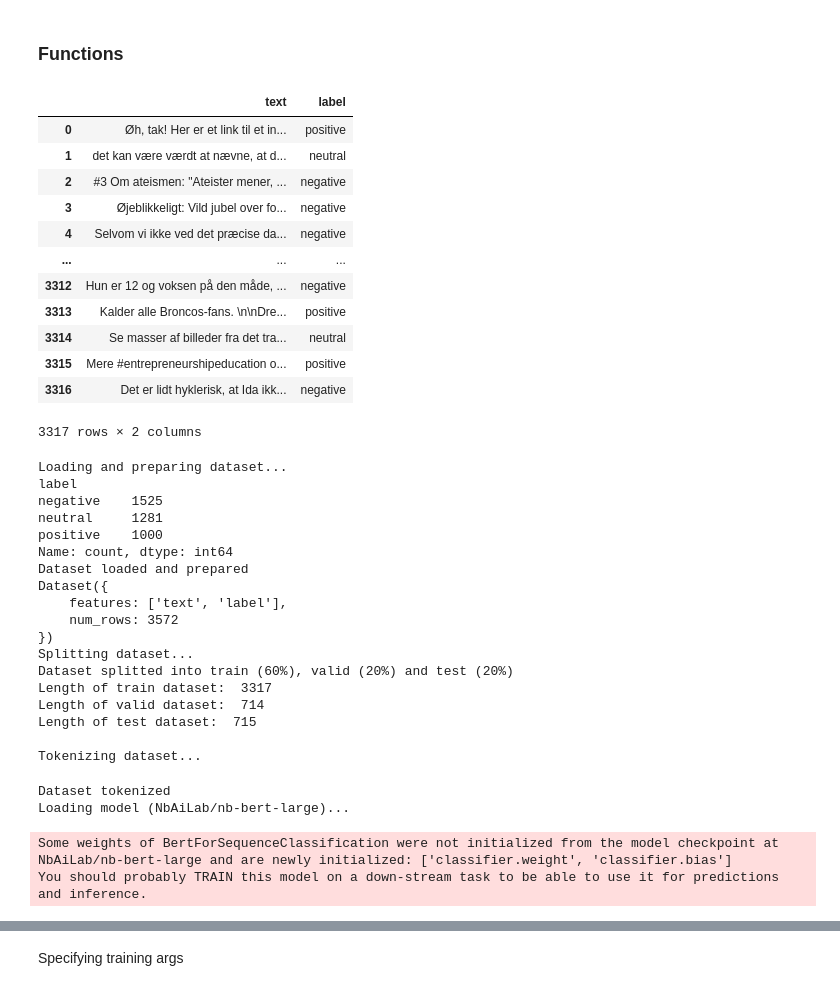
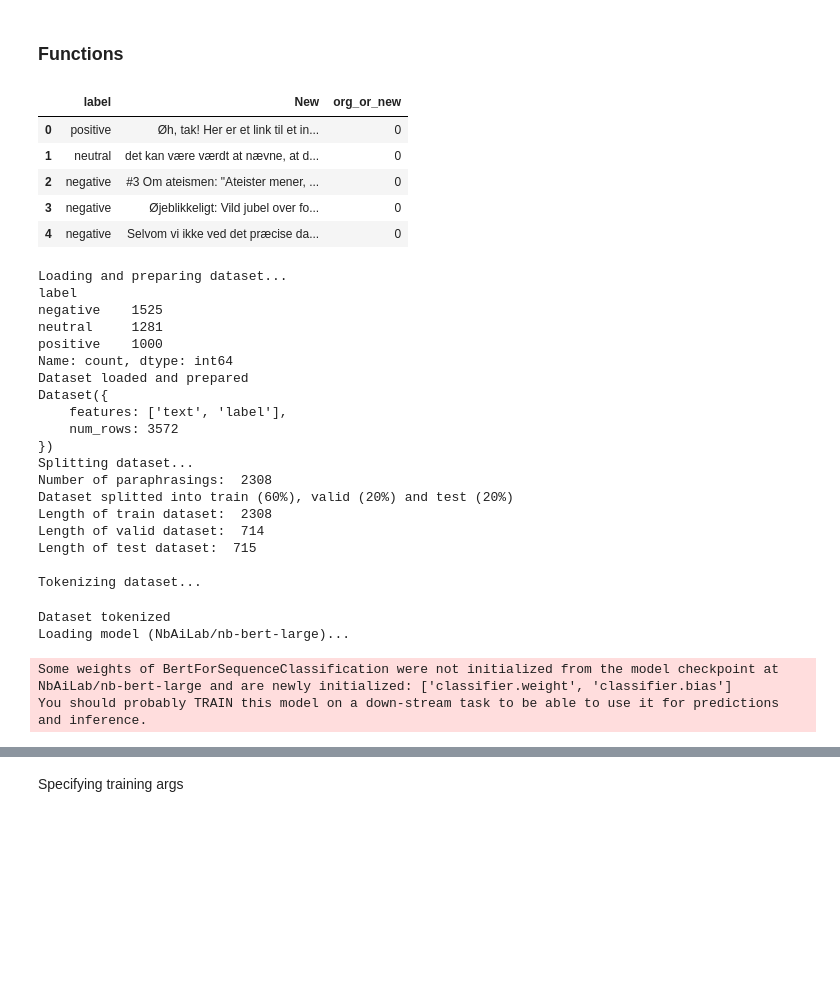
Before and after one commit to jorgenhw/NLP_exam_2023, a Jupyter notebook: nbs/finetune.ipynb, the cells around one changed output, grey strips where cells are left out. Cells and saved outputs as stored; diff of their text form; code cells hidden in the pictures; blank space fills up the shorter version.

```diff
--- a/nbs/finetune.ipynb
+++ b/nbs/finetune.ipynb
@@ -10,27 +10,15 @@ path3 = os.path.join(".." , "data" , "paraphrasings_on_train_2148rows_seed42_2.c
 # %%
 import pandas as pd
 pd.read_csv(path2).head()
 # rename New to text
-df = pd.read_csv(path2).rename(columns={"New":"text"})
-df
-# delete ord_or_new column
-df = df.drop(columns=["org_or_new"])
-df
-df[['text', 'label']]
+#df = pd.read_csv(path2).rename(columns={"New":"text"})
 # %% [output]
-|  | text | label |
-| 0 | Øh, tak! Her er et link til et in... | positive |
-| 1 | det kan være værdt at nævne, at d... | neutral |
-| 2 | #3 Om ateismen: "Ateister mener, ... | negative |
-| 3 | Øjeblikkeligt: Vild jubel over fo... | negative |
-| 4 | Selvom vi ikke ved det præcise da... | negative |
-| ... | ... | ... |
-| 3312 | Hun er 12 og voksen på den måde, ... | negative |
-| 3313 | Kalder alle Broncos-fans. \n\nDre... | positive |
-| 3314 | Se masser af billeder fra det tra... | neutral |
-| 3315 | Mere #entrepreneurshipeducation o... | positive |
-| 3316 | Det er lidt hyklerisk, at Ida ikk... | negative |
+|  | label | New | org_or_new |
+| 0 | positive | Øh, tak! Her er et link til et in... | 0 |
+| 1 | neutral | det kan være værdt at nævne, at d... | 0 |
+| 2 | negative | #3 Om ateismen: "Ateister mener, ... | 0 |
+| 3 | negative | Øjeblikkeligt: Vild jubel over fo... | 0 |
+| 4 | negative | Selvom vi ikke ved det præcise da... | 0 |
-3317 rows × 2 columns
 # %%
 os.environ["WANDB_DISABLED"] = "true"
 # %%
@@ -148,7 +140,7 @@ dataset = load_and_prepare_dataset(path)
 print(dataset)
 
 print("Splitting dataset...")
-dataset_splitted_dict = split_dataset(dataset, path2) #split_dataset(dataset, path2, path3)
+dataset_splitted_dict = split_dataset(dataset, path2, path3) #split_dataset(dataset, path2, path3)
 
 print("Tokenizing dataset...")
 tokenized_dataset = tokenize_dataset(dataset_splitted_dict)
@@ -170,8 +162,9 @@ Dataset({
     num_rows: 3572
 })
 Splitting dataset...
+Number of paraphrasings:  2308
 Dataset splitted into train (60%), valid (20%) and test (20%)
-Length of train dataset:  3317
+Length of train dataset:  2308
 Length of valid dataset:  714
 Length of test dataset:  715
 
```
Also changed, not shown: parts of 5 cells of this notebook, 12 other files.
